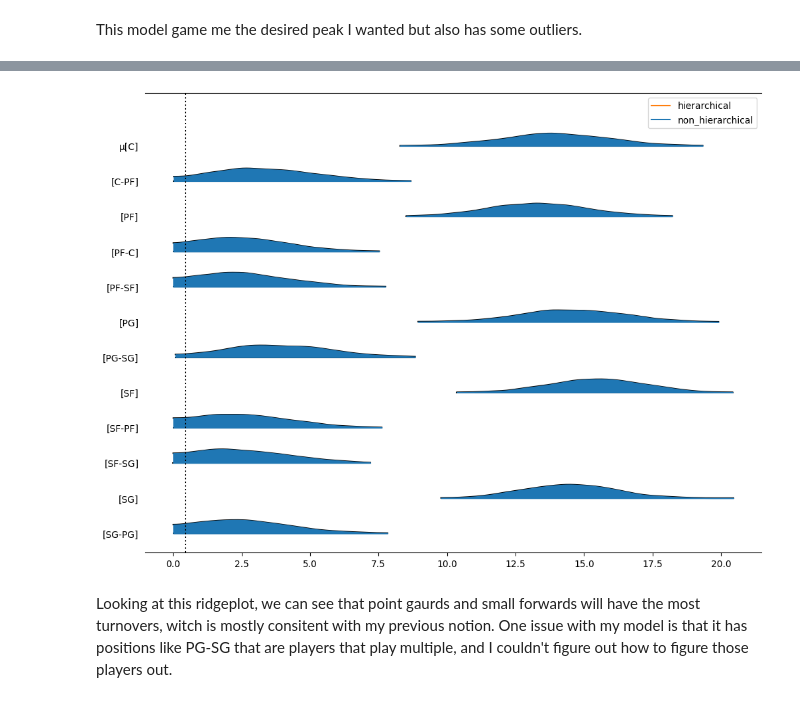
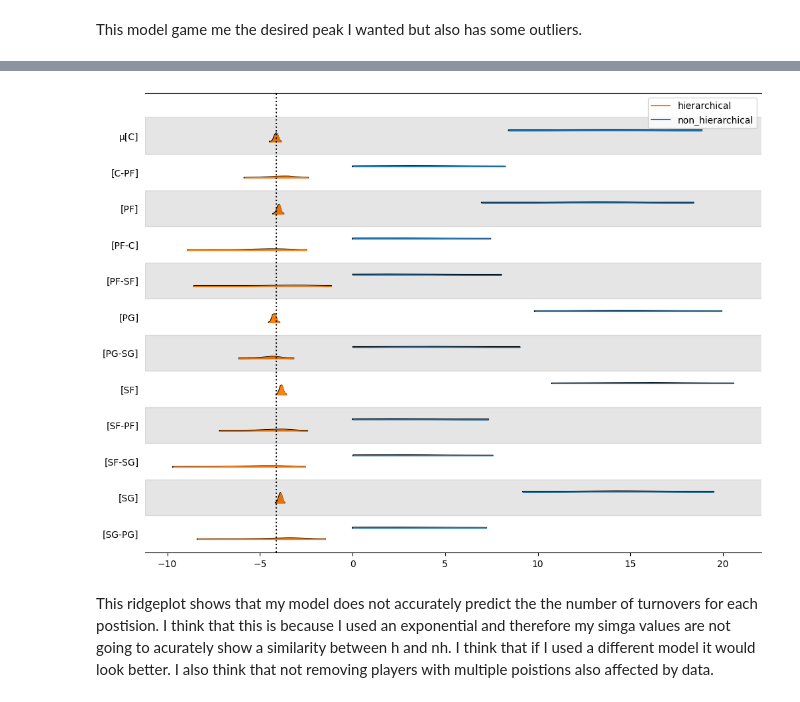
Before and after one commit to trashpanda900/Data-Science, a Jupyter notebook: Copy_of_Unit4Project.ipynb, the cells around one changed output, grey strips where cells are left out. Saved outputs shown, nothing was run; the diff lists cells and outputs as text; code cells hidden in the pictures.

```diff
--- a/Copy_of_Unit4Project.ipynb
+++ b/Copy_of_Unit4Project.ipynb
@@ -69,8 +95,8 @@ Started with using a Normal prior and Exponential. For the hyper-priors for mu a
 with pm.Model(coords=bb_coords) as bb_h_model:
     # hyperpriors. Notice how there's no dims argument.
     #this means that the hyperprior is shared across all amino acids
-    μ_mu = pm.HalfNormal('μ_mu', sigma = 100)
-    μ_sd = pm.HalfNormal('μ_sd', sigma = 100)
+    μ_mu = pm.HalfNormal('μ_mu', sigma = 10)
+    μ_sd = pm.HalfNormal('μ_sd', sigma = 10)
 
     # priors. There is a different prior for each amino acid,
     #but now the μ priors 'talk' to one another through μ_mu and μ_sd
@@ -143,12 +169,12 @@ ax.set_xlim(0, 500)
 # %%
-axes = az.plot_forest([idata_bb_nh, idata_bb_h2], kind="ridgeplot",
+axes = az.plot_forest([idata_bb_nh, idata_bb_h], kind="ridgeplot",
                       model_names=['non_hierarchical', 'hierarchical'],
                       var_names='μ', combined=True, figsize=(12, 9),hdi_prob=0.997)
 
 #plots overall mean of the hierarchical model; do not confuse with 0
 y_lims = axes[0].get_ylim()
-axes[0].vlines(idata_bb_h.posterior['μ_mu'].mean(), *y_lims, color="k", ls=":");
+axes[0].vlines(idata_bb_h.posterior['μ'].mean(), *y_lims, color="k", ls=":");
 # %% [output]
-[figure, old version]
+[figure, new version]
-# %% [markdown]
-Looking at this ridgeplot, we can see that point gaurds and small forwards will have the most turnovers, witch is mostly consitent with my previous notion. One issue with my model is that it has positions like PG-SG that are players that play multiple, and I couldn't figure out how to figure those players out.
+# %% [markdown]
+This ridgeplot shows that my model does not accurately predict the the number of turnovers for each postision. I think that this is because I used an exponential and therefore my simga values are not going to acurately show a similarity between h and nh. I think that if I used a different model it would look better. I also think that not removing players with multiple poistions also affected by data.
```
Also changed, not shown: parts of 5 cells of this notebook.
